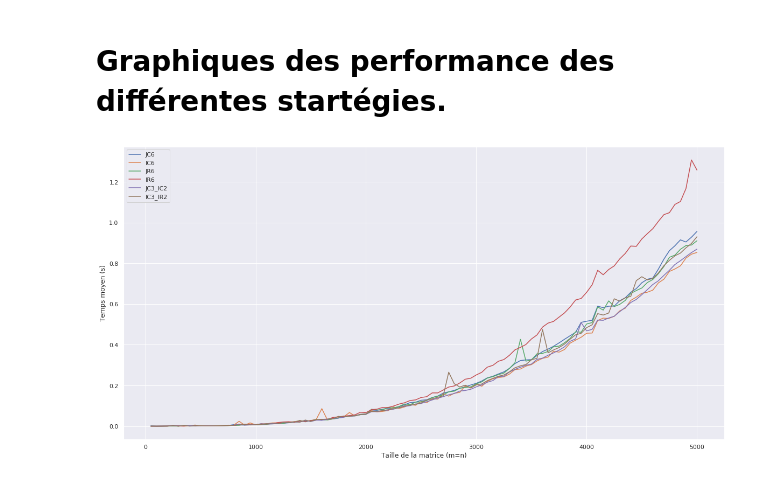
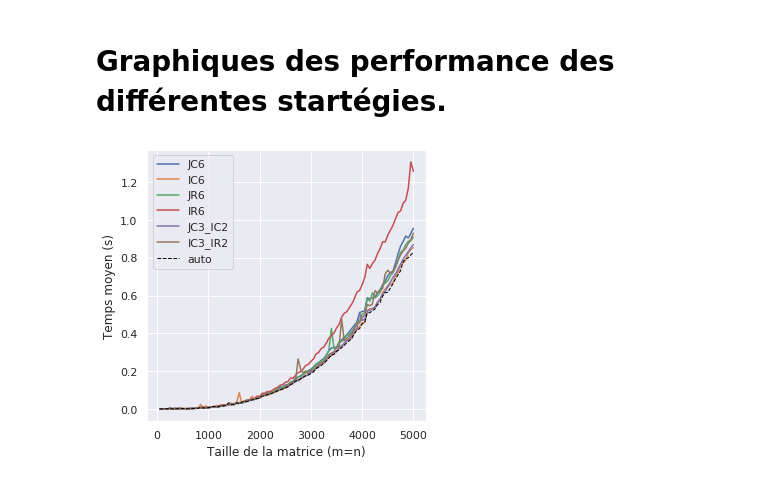
Before and after one commit to CesarRoaldes/BLIS_benchmark, a Jupyter notebook: strategies_BLIS.ipynb, the cells around one changed output. Drawn from its saved outputs; the diff is of its cells as text; code cells hidden in the pictures.

```diff
--- a/strategies_BLIS.ipynb
+++ b/strategies_BLIS.ipynb
@@ -262,6 +262,7 @@ name3 = "BLIS_JR6"
 name4 = "BLIS_IR6"
 name5 = "BLIS_JC3_IC2"
 name6 = "BLIS_IC3_IR2"
+name7 = "BLIS_auto"
 
 results1 = pickle.load(open(PATH+"/data/"+name1+".pkl","rb"))
 x_1, y_1 = zip(*sorted(results1.items()))
@@ -275,3 +276,5 @@ results5 = pickle.load(open(PATH+"/data/"+name5+".pkl","rb"))
 x_5, y_5 = zip(*sorted(results5.items()))
 results6 = pickle.load(open(PATH+"/data/"+name6+".pkl","rb"))
 x_6, y_6 = zip(*sorted(results6.items()))
+resultsauto = pickle.load(open(PATH+"/data/"+name7+".pkl","rb"))
+x_auto, y_auto = zip(*sorted(resultsauto.items()))
@@ -280,17 +281,18 @@ home/cesar/Desktop/BLIS_python/fig
 # %%
-plt.figure(figsize=(20,10))
+plt.figure(figsize=(5,5))
 sns.set()
 plt.plot(x_1,y_1,label='JC6')
 plt.plot(x_2,y_2,label='IC6')
 plt.plot(x_3,y_3,label='JR6')
 plt.plot(x_4,y_4,label='IR6')
 plt.plot(x_5,y_5,label='JC3_IC2')
 plt.plot(x_6,y_6,label='IC3_IR2')
+plt.plot(x_auto,y_auto,label='auto',linewidth=1,color='black',linestyle='--')
 plt.xlabel('Taille de la matrice (m=n)')
 plt.ylabel('Temps moyen (s)')
 #plt.title("Comparatif temps d'execution sur le produit matriciel (m=n), NUM_THREADS=2")
 plt.legend()
-plt.savefig(PATH+"/fig/strategies_parallelisation.pdf")
+plt.savefig(PATH+"/fig/strategies_parallelisation.png")
 plt.show()
 # %% [output]
-[figure, old version]
+[figure, new version]
```
Also changed, not shown: parts of 1 cell of this notebook, 6 other files.
